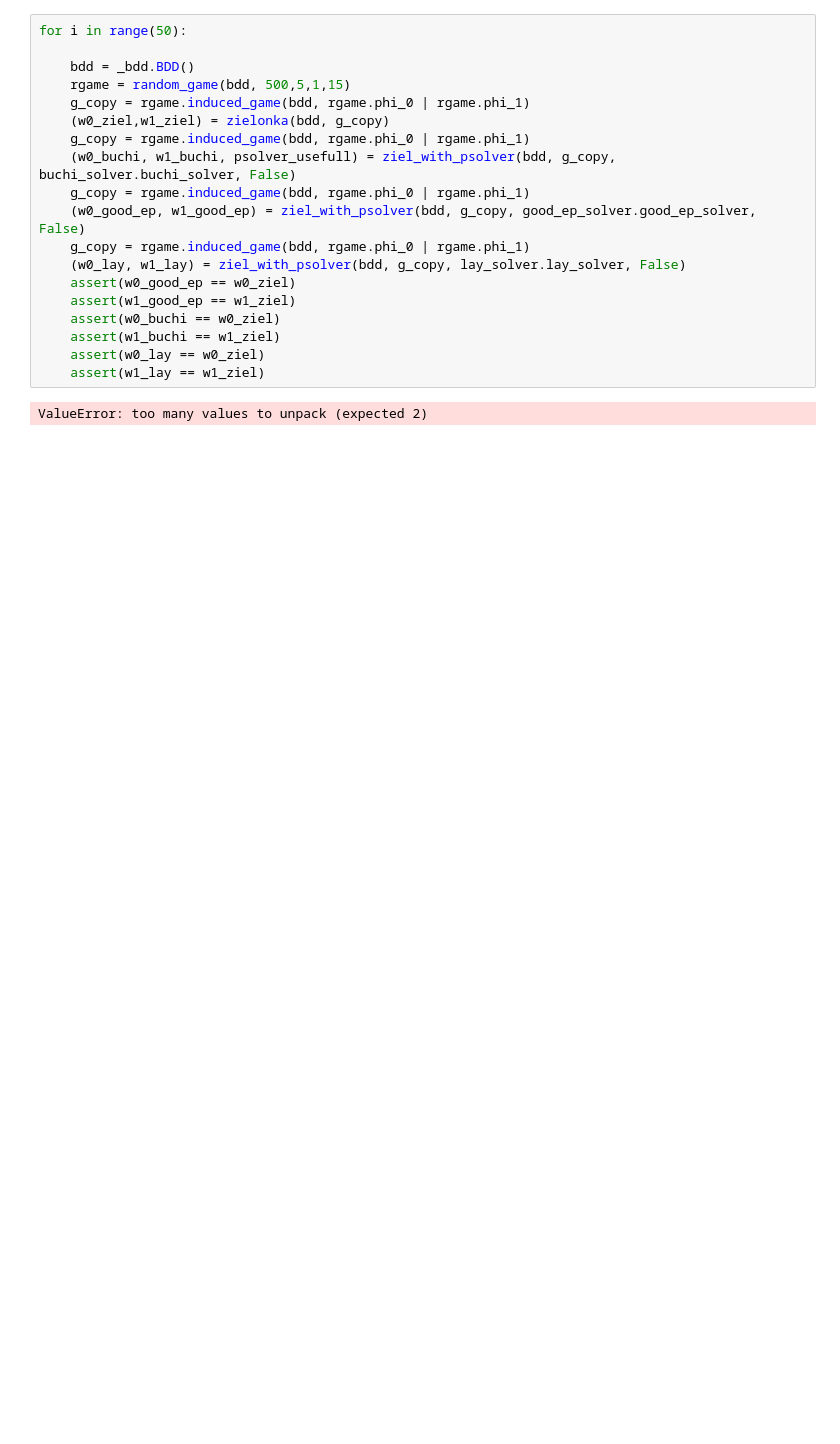
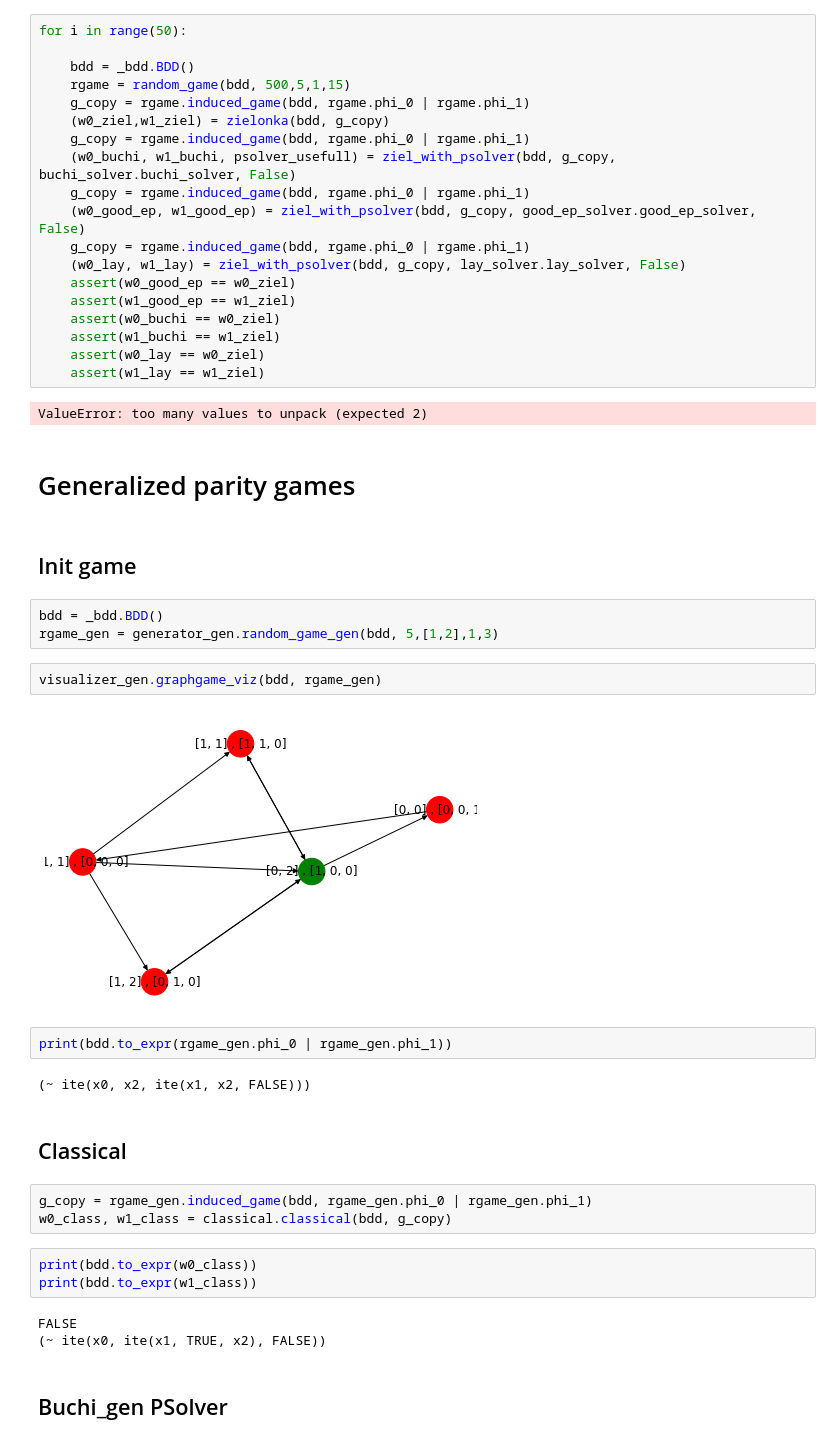
Before and after one commit to CharlyDelfosse/memoire, a Jupyter notebook: code_cudd/MemoireNotebook.ipynb, the cells around one changed output. Cells and saved outputs as stored; diff of their text form; blank space fills up the shorter version.

Commit message:
Added generalized parity games with CuDD and GenBuchiSolver

```diff
--- a/code_cudd/MemoireNotebook.ipynb
+++ b/code_cudd/MemoireNotebook.ipynb
@@ -82,3 +87,31 @@ for i in range(50):
     assert(w1_lay == w1_ziel)
 # %% [output]
 ValueError: too many values to unpack (expected 2)
+# %% [markdown]
+# Generalized parity games
+# %% [markdown]
+## Init game
+# %%
+bdd = _bdd.BDD()
+rgame_gen = generator_gen.random_game_gen(bdd, 5,[1,2],1,3)
+# %%
+visualizer_gen.graphgame_viz(bdd, rgame_gen)
+# %% [output]
+[figure, added]
+# %%
+print(bdd.to_expr(rgame_gen.phi_0 | rgame_gen.phi_1))
+# %% [output]
+(~ ite(x0, x2, ite(x1, x2, FALSE)))
+# %% [markdown]
+## Classical
+# %%
+g_copy = rgame_gen.induced_game(bdd, rgame_gen.phi_0 | rgame_gen.phi_1)
+w0_class, w1_class = classical.classical(bdd, g_copy)
+# %%
+print(bdd.to_expr(w0_class))
+print(bdd.to_expr(w1_class))
+# %% [output]
+FALSE
+(~ ite(x0, ite(x1, TRUE, x2), FALSE))
+# %% [markdown]
+## Buchi_gen PSolver
```
Also changed, not shown: parts of 10 cells of this notebook, 36 other files.
